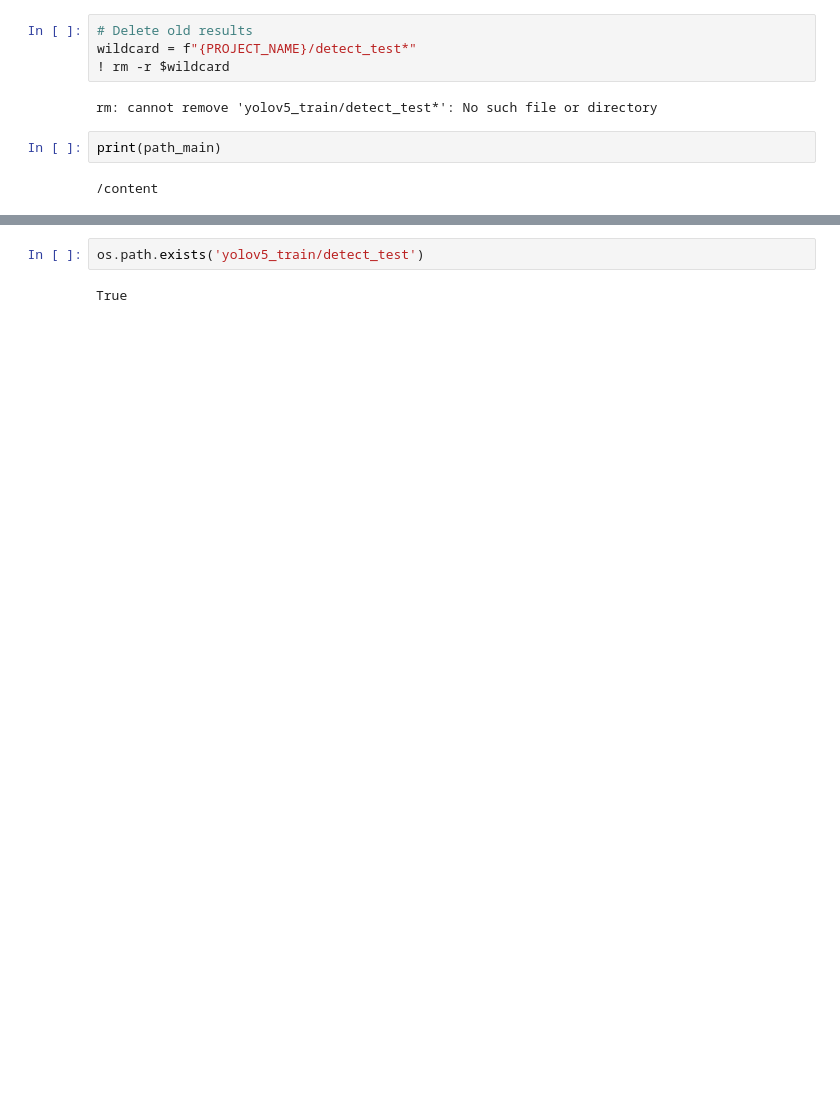
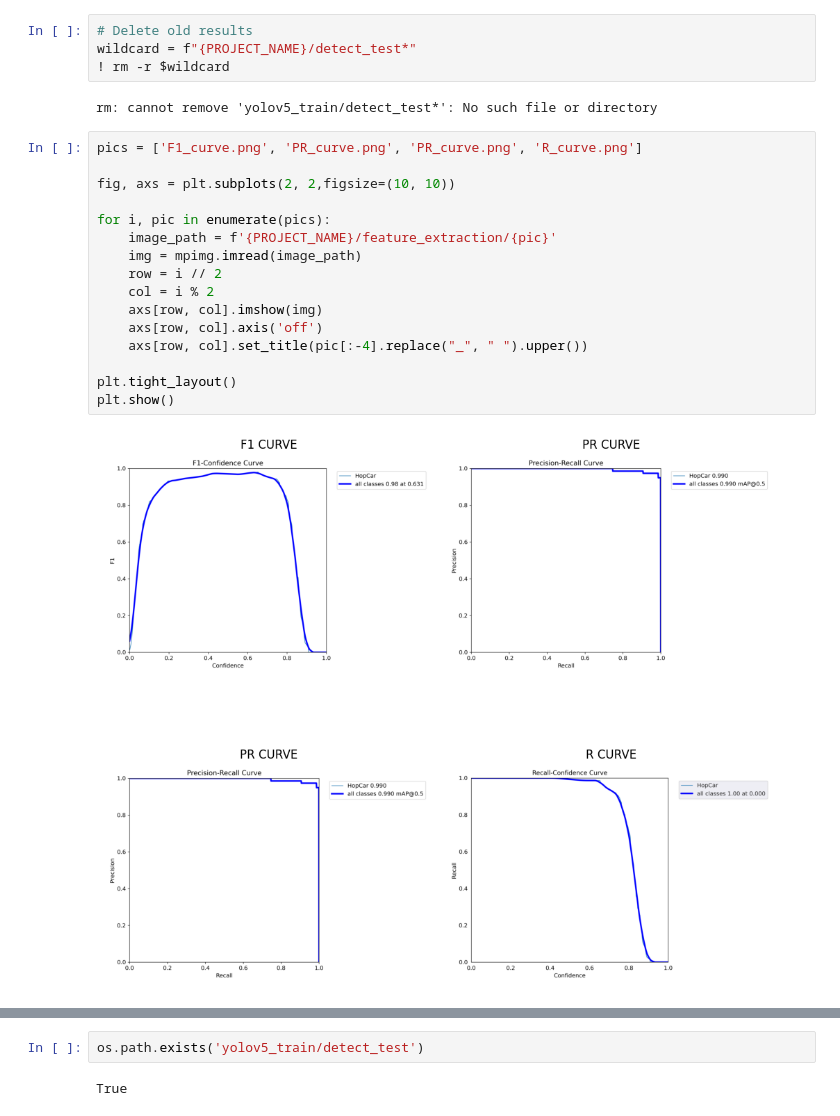
Before and after one commit to drtophop/CASAML-Thesis, a Jupyter notebook: CAS_AML_Yolo_HopV7.ipynb, the cells around one changed output, grey strips where cells are left out. Cells and saved outputs as stored; diff of their text form; blank space fills up the shorter version.

```diff
--- a/CAS_AML_Yolo_HopV7.ipynb
+++ b/CAS_AML_Yolo_HopV7.ipynb
@@ -308,6 +308,20 @@ wildcard = f"{PROJECT_NAME}/detect_test*"
 # %% [output]
 rm: cannot remove 'yolov5_train/detect_test*': No such file or directory
 # %%
-print(path_main)
+pics = ['F1_curve.png', 'PR_curve.png', 'PR_curve.png', 'R_curve.png']
+
+fig, axs = plt.subplots(2, 2,figsize=(10, 10))
+
+for i, pic in enumerate(pics):
+    image_path = f'{PROJECT_NAME}/feature_extraction/{pic}'
+    img = mpimg.imread(image_path)
+    row = i // 2
+    col = i % 2
+    axs[row, col].imshow(img)
+    axs[row, col].axis('off')
+    axs[row, col].set_title(pic[:-4].replace("_", " ").upper())
+
+plt.tight_layout()
+plt.show()
 # %% [output]
-/content
+[figure, added]
```
Also changed, not shown: parts of 12 cells of this notebook.
